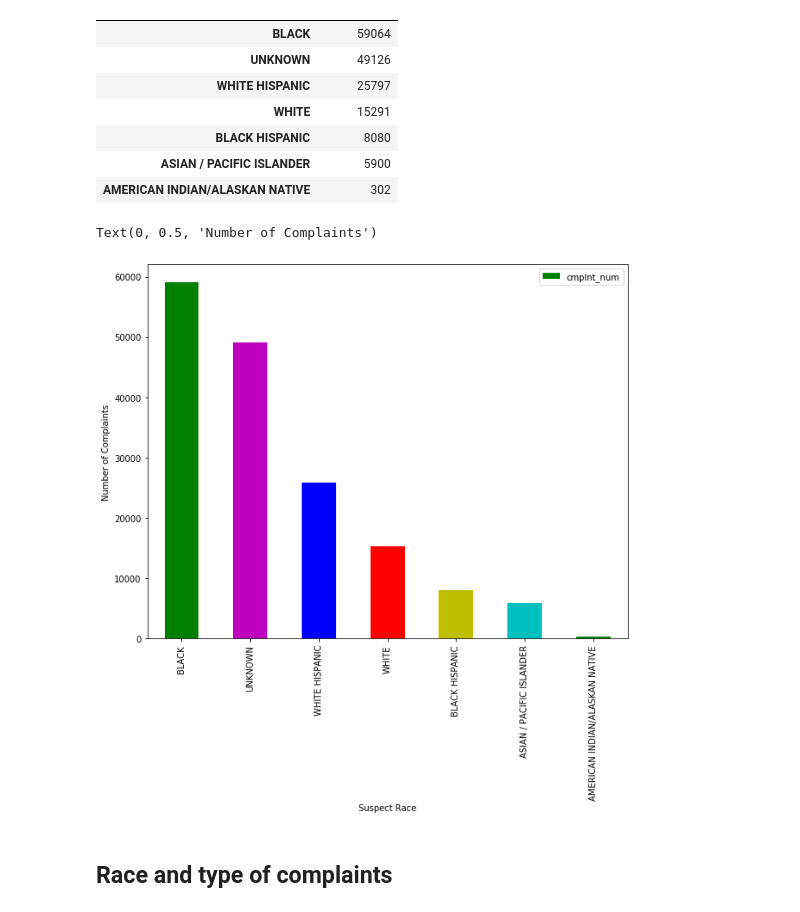
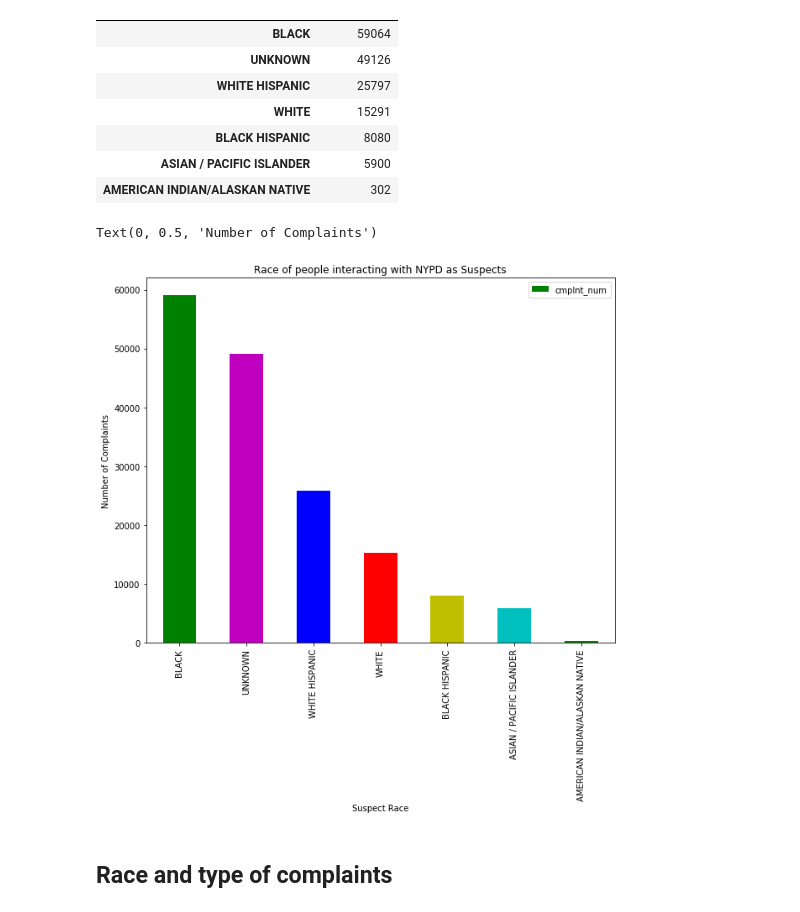
Before and after one commit to DavidGuzman1999/CTPDataScienceProject, a Jupyter notebook: complaint-data-notebook .ipynb, the cells around one changed output. Cells and saved outputs as stored; diff of their text form; code cells hidden in the pictures.

```diff
--- a/complaint-data-notebook .ipynb
+++ b/complaint-data-notebook .ipynb
@@ -228,12 +228,12 @@ gb_race
 # %%
 gr_colors = 'gmbryc'
 gb_race.plot.bar(color = gr_colors,figsize = (10,8))
-#plt.title("Title")
+plt.title("Race of people interacting with NYPD as Suspects")
 plt.xlabel("Suspect Race")
 plt.ylabel("Number of Complaints")
 # %% [output]
 Text(0, 0.5, 'Number of Complaints')
-[figure, old version]
+[figure, new version]
 # %% [markdown]
 
  ##  Race and type of complaints
```
Also changed, not shown: parts of 2 cells of this notebook.
